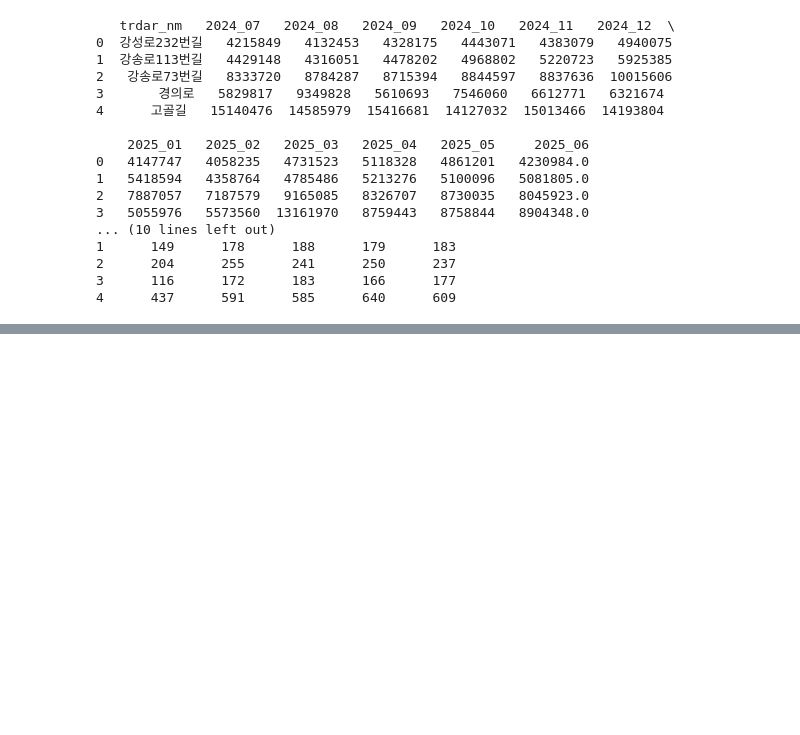
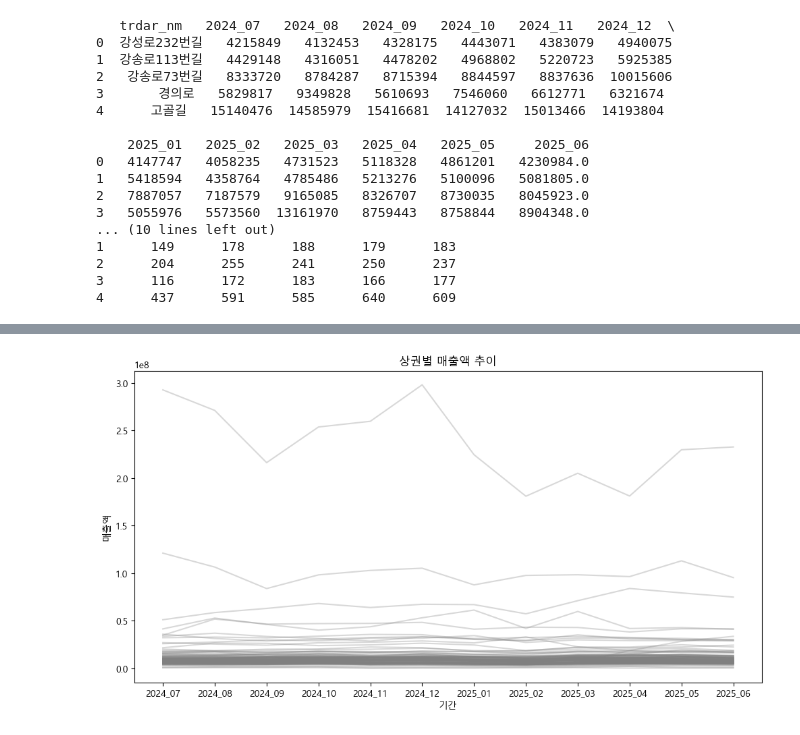
Before and after one commit to gisyun/Goyang_TradeAreaAnalysis, a Jupyter notebook: SalesAnalysis(Clustering).ipynb, the cells around one changed output, grey strips where cells are left out. Cells and saved outputs as stored; diff of their text form; code cells hidden in the pictures; blank space fills up the shorter version.

Commit message:
sales time series added

```diff
--- a/SalesAnalysis(Clustering).ipynb
+++ b/SalesAnalysis(Clustering).ipynb
@@ -159,0 +195,12 @@ relm_ar         0
+# %%
+# plot time series of market sales
+time_cols = [col for col in markets_sales.columns if col.startswith('20')]
+plt.figure(figsize=(12, 6))
+for idx, row in markets_sales.iterrows():
+    plt.plot(time_cols, row[time_cols], alpha=0.3, color='gray')
+plt.title('상권별 매출액 추이')
+plt.xlabel('기간')
+plt.ylabel('매출액')
+plt.show()
+# %% [output]
+[figure, added]
```
Also changed, not shown: parts of 11 cells of this notebook.
